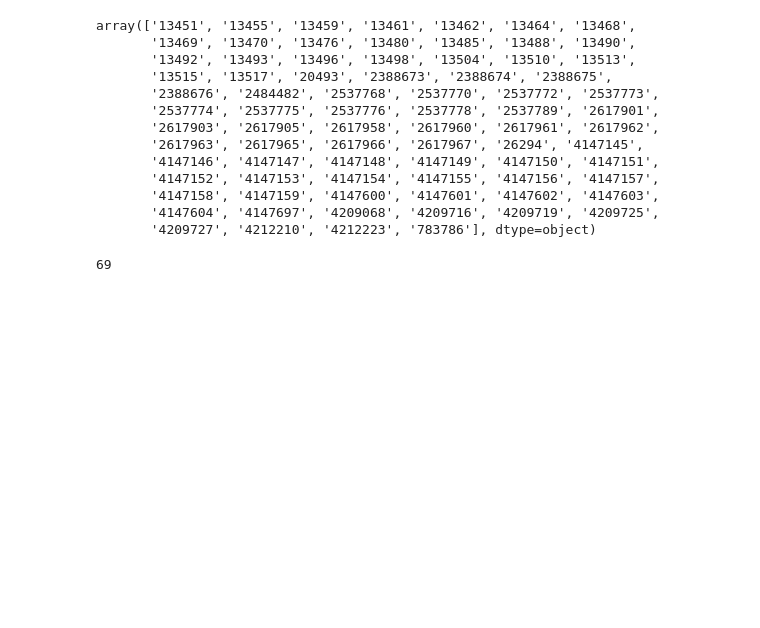
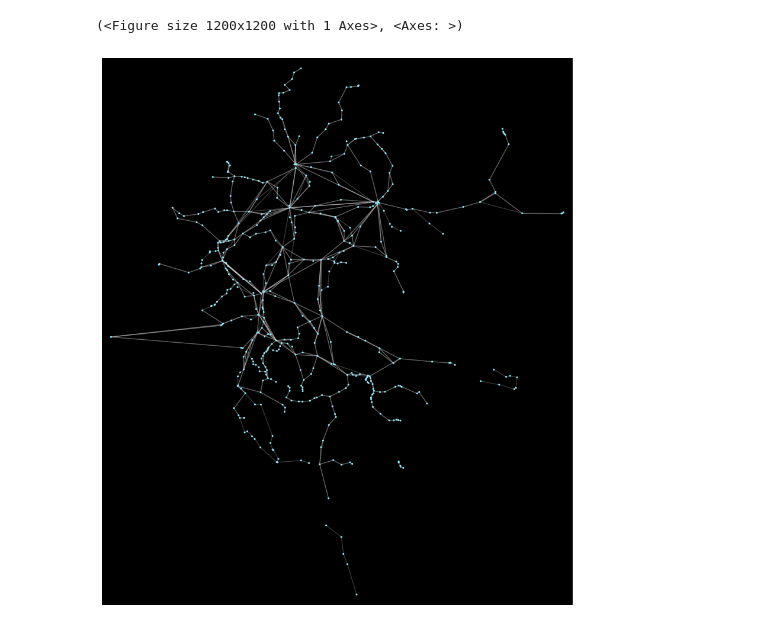
Before and after one commit to LucaPoli59/Da_TrNet, a Jupyter notebook: first_analysis.ipynb, the cells around one changed output. Drawn from its saved outputs; the diff is of its cells as text; code cells hidden in the pictures; blank space fills up the shorter version.

```diff
--- a/first_analysis.ipynb
+++ b/first_analysis.ipynb
@@ -67 +34,5 @@ feed.trips
+# %%
+src = GTFS_PATH_OTHER
+example_feed = 1139
+in_path = os.path.join(src, f'{example_feed}.zip')
 # %%
@@ -85,25 +64,16 @@ fig.show()
-# %%
-feed.stops['stop_id'].unique()
-# %% [output]
-array(['13451', '13455', '13459', '13461', '13462', '13464', '13468',
-       '13469', '13470', '13476', '13480', '13485', '13488', '13490',
-       '13492', '13493', '13496', '13498', '13504', '13510', '13513',
-       '13515', '13517', '20493', '2388673', '2388674', '2388675',
-       '2388676', '2484482', '2537768', '2537770', '2537772', '2537773',
-       '2537774', '2537775', '2537776', '2537778', '2537789', '2617901',
-       '2617903', '2617905', '2617958', '2617960', '2617961', '2617962',
-       '2617963', '2617965', '2617966', '2617967', '26294', '4147145',
-       '4147146', '4147147', '4147148', '4147149', '4147150', '4147151',
-       '4147152', '4147153', '4147154', '4147155', '4147156', '4147157',
-       '4147158', '4147159', '4147600', '4147601', '4147602', '4147603',
-       '4147604', '4147697', '4209068', '4209716', '4209719', '4209725',
-       '4209727', '4212210', '4212223', '783786'], dtype=object)
-# %%
-start = 7*60*60
-end = 10*60*60
-g = ptr.load_feed_as_graph(feed, start, end, name=graph_name)
-# ptr.generate_plot(g)
-# %%
-nx.number_of_nodes(g)
-# %% [output]
-69
+# %%
+start = 7*60*60
+end = 22*60*60
+
+date_min, service_ids_min = min(ptg.read_service_ids_by_date(in_path).items())
+date_max, service_ids_max = max(ptg.read_service_ids_by_date(in_path).items())
+view_min, view_max = {'trips.txt': {'service_id': service_ids_min}}, {'trips.txt': {'service_id': service_ids_max}}
+feed_min = ptg.load_feed(in_path, view=view_min)
+feed_max = ptg.load_feed(in_path, view=view_max)
+g_min = ptr.load_feed_as_graph(feed_min, start, end, name="Trenitalia")
+g_max = ptr.load_feed_as_graph(feed_max, start, end, name="Trenitalia")
+# %%
+ptr.generate_plot(g_min)
+# %% [output]
+(<Figure size 1200x1200 with 1 Axes>, <Axes: >)
+[figure, added]
```
Also changed, not shown: parts of 15 cells of this notebook, 3 other files.
